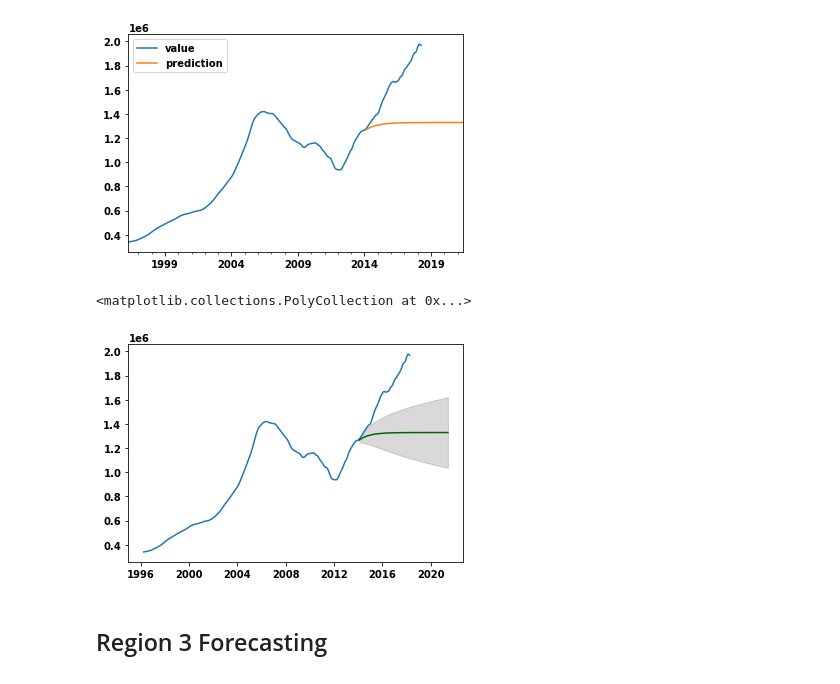
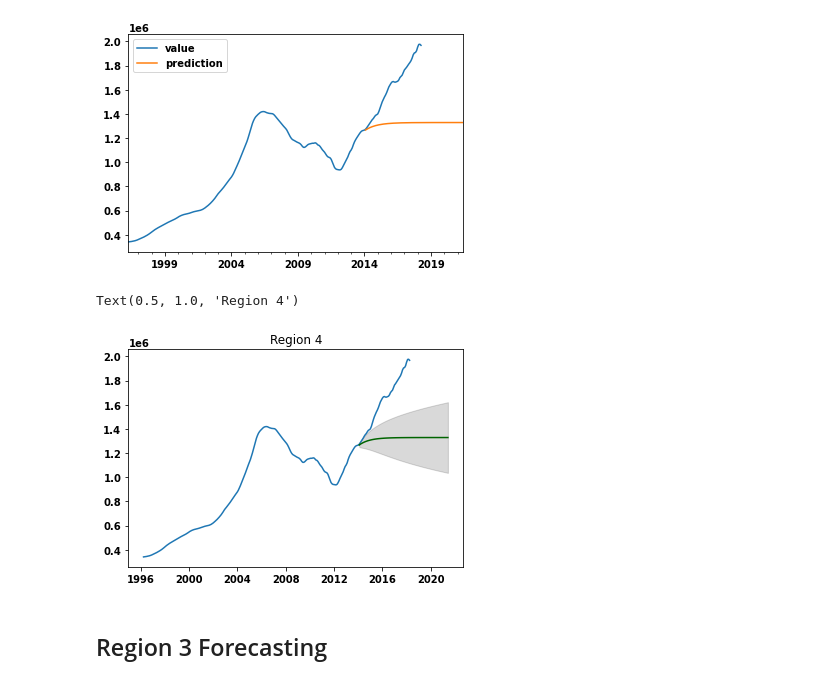
Before and after one commit to yehcolum/ZillowTimeSeries, a Jupyter notebook: time-series/Zillow Data Time Series Analysis.ipynb, the cells around one changed output. Saved outputs shown, nothing was run; the diff lists cells and outputs as text; code cells hidden in the pictures.

```diff
--- a/time-series/Zillow Data Time Series Analysis.ipynb
+++ b/time-series/Zillow Data Time Series Analysis.ipynb
@@ -150,11 +123 @@ top5
-# %%
-import matplotlib.pyplot as plt
-
-font = {'family' : 'normal',
-        'weight' : 'bold',
-        'size'   : 22}
-
-plt.rc('font', **font)
-
-# NOTE: if you visualizations are too cluttered to read, try calling 'plt.gcf().autofmt_xdate()'!
 # %% [markdown]
@@ -1270,18 +999,21 @@ pd.concat([melted_r4['value'], r4_future_forecastdf], axis=1).plot()
 <AxesSubplot:>
 [figure]
 # %%
-lower = pd.Series(r4_future_forecast[1][:,0], index=r4_forecast_range)
-upper = pd.Series(r4_future_forecast[1][:,1], index=r4_forecast_range)
+#define confidence intervals
+lower_r4 = pd.Series(r4_future_forecast[1][:,0], index=r4_forecast_range)
+upper_r4 = pd.Series(r4_future_forecast[1][:,1], index=r4_forecast_range)
 # %%
+#visualize forecasts with confidence intervals
 plt.plot(melted_r4['value'])
 plt.plot(r4_future_forecastdf, color='darkgreen')
-plt.fill_between(r5_forecast_range,
-                lower,
-                upper,
+plt.fill_between(r4_forecast_range,
+                lower_r4,
+                upper_r4,
                 color='k', alpha=.15)
+plt.title('Region 4')
 # %% [output]
-<matplotlib.collections.PolyCollection at 0x...>
+Text(0.5, 1.0, 'Region 4')
-[figure, old version]
+[figure, new version]
 # %% [markdown]
 ## Region 3 Forecasting
 # %%
```
Also changed, not shown: parts of 115 cells of this notebook.
